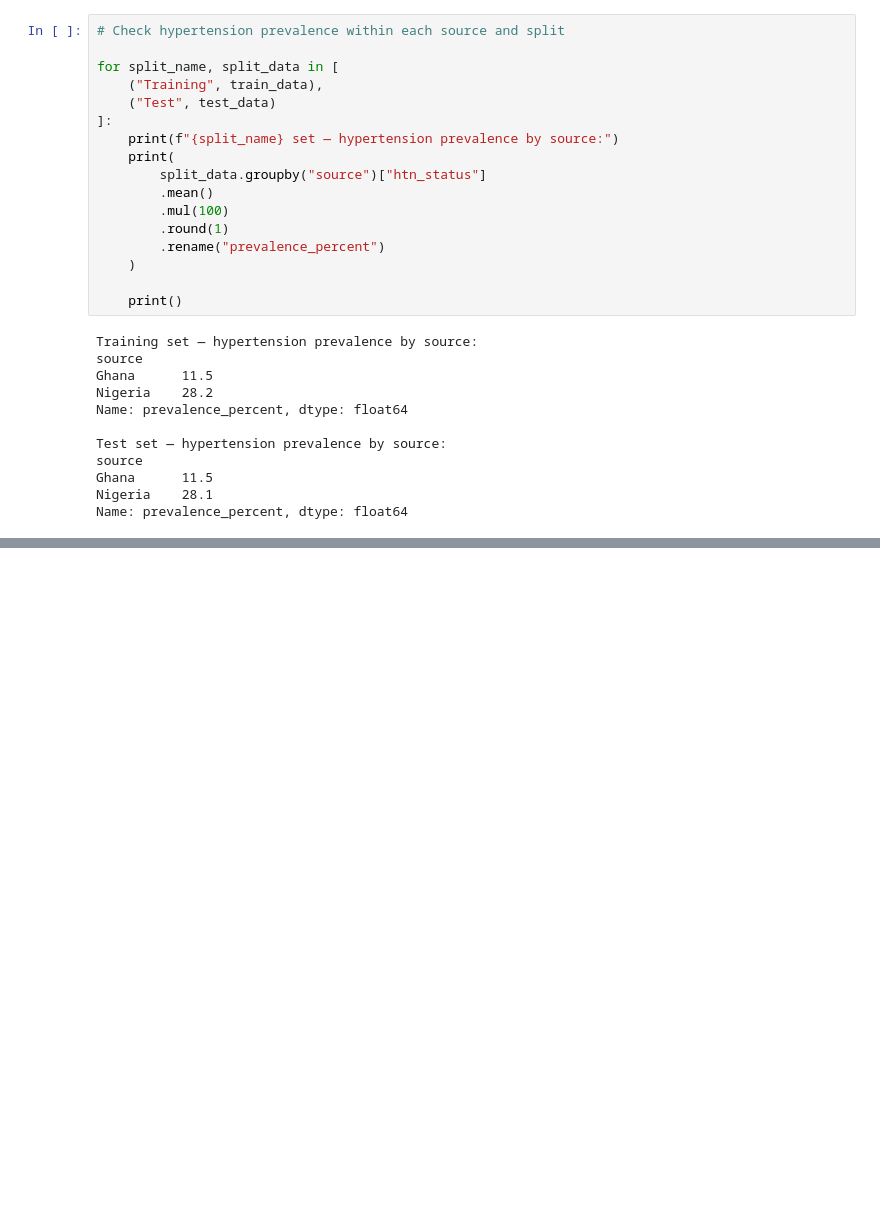
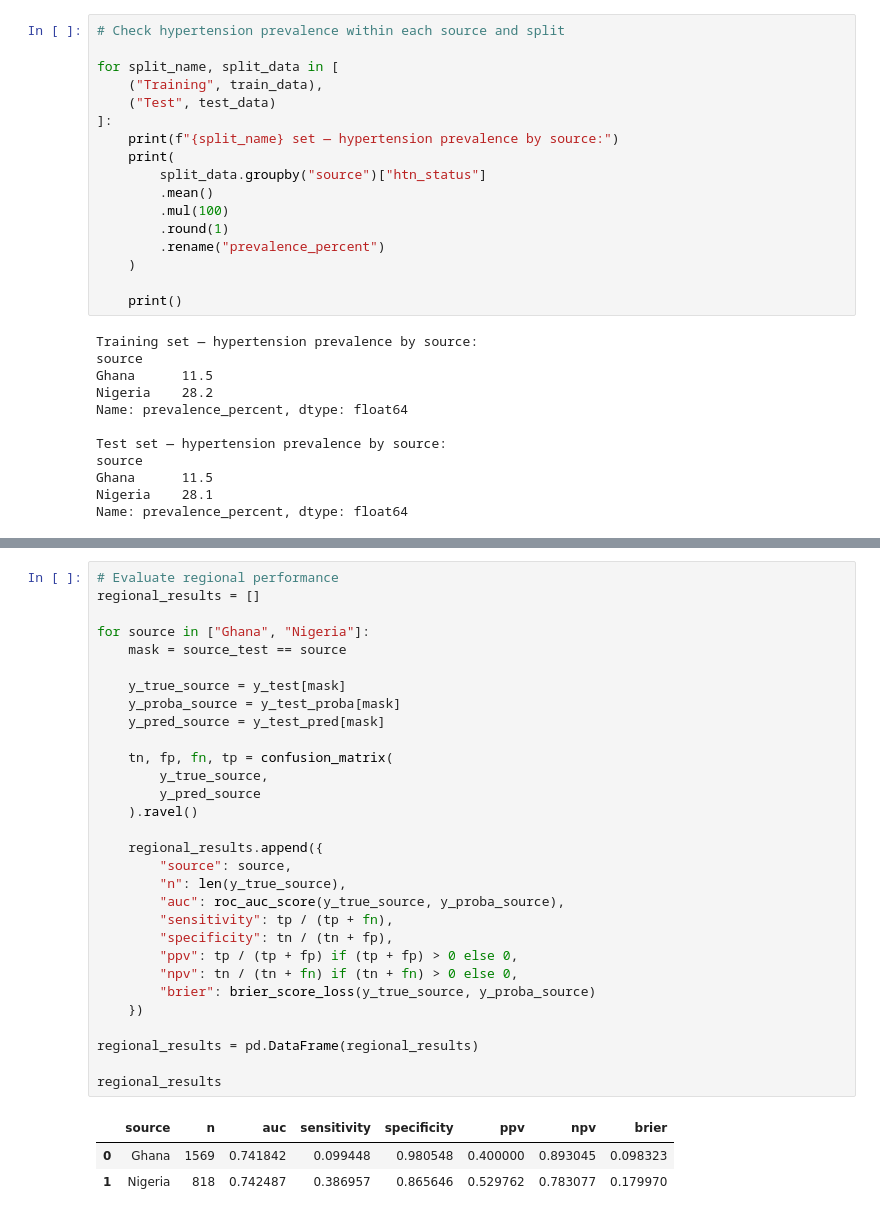
Before and after one commit to Phawazz/HyperSense, a Jupyter notebook: HyperSense v1.2/02_regional_adaptatbility.ipynb, the cells around one changed output, grey strips where cells are left out. Cells and saved outputs as stored; diff of their text form; blank space fills up the shorter version.

```diff
--- a/HyperSense v1.2/02_regional_adaptatbility.ipynb
+++ b/HyperSense v1.2/02_regional_adaptatbility.ipynb
@@ -354,0 +609,34 @@ Name: prevalence_percent, dtype: float64
+# %%
+# Evaluate regional performance
+regional_results = []
+
+for source in ["Ghana", "Nigeria"]:
+    mask = source_test == source
+
+    y_true_source = y_test[mask]
+    y_proba_source = y_test_proba[mask]
+    y_pred_source = y_test_pred[mask]
+
+    tn, fp, fn, tp = confusion_matrix(
+        y_true_source,
+        y_pred_source
+    ).ravel()
+
+    regional_results.append({
+        "source": source,
+        "n": len(y_true_source),
+        "auc": roc_auc_score(y_true_source, y_proba_source),
+        "sensitivity": tp / (tp + fn),
+        "specificity": tn / (tn + fp),
+        "ppv": tp / (tp + fp) if (tp + fp) > 0 else 0,
+        "npv": tn / (tn + fn) if (tn + fn) > 0 else 0,
+        "brier": brier_score_loss(y_true_source, y_proba_source)
+    })
+
+regional_results = pd.DataFrame(regional_results)
+
+regional_results
+# %% [output]
+|  | source | n | auc | sensitivity | specificity | ppv | npv | brier |
+| 0 | Ghana | 1569 | 0.741842 | 0.099448 | 0.980548 | 0.400000 | 0.893045 | 0.098323 |
+| 1 | Nigeria | 818 | 0.742487 | 0.386957 | 0.865646 | 0.529762 | 0.783077 | 0.179970 |
```
Also changed, not shown: parts of 15 cells of this notebook.
